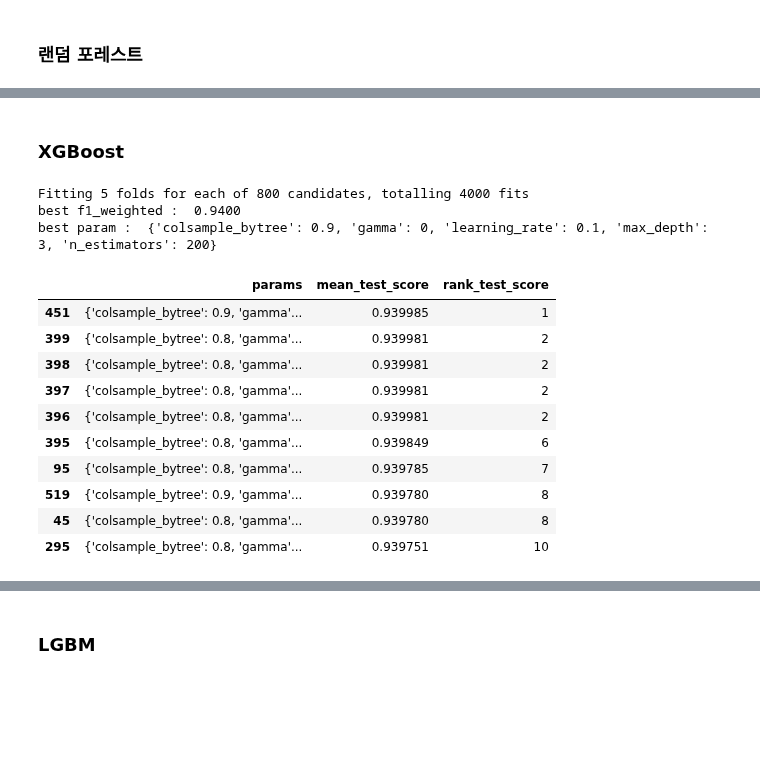
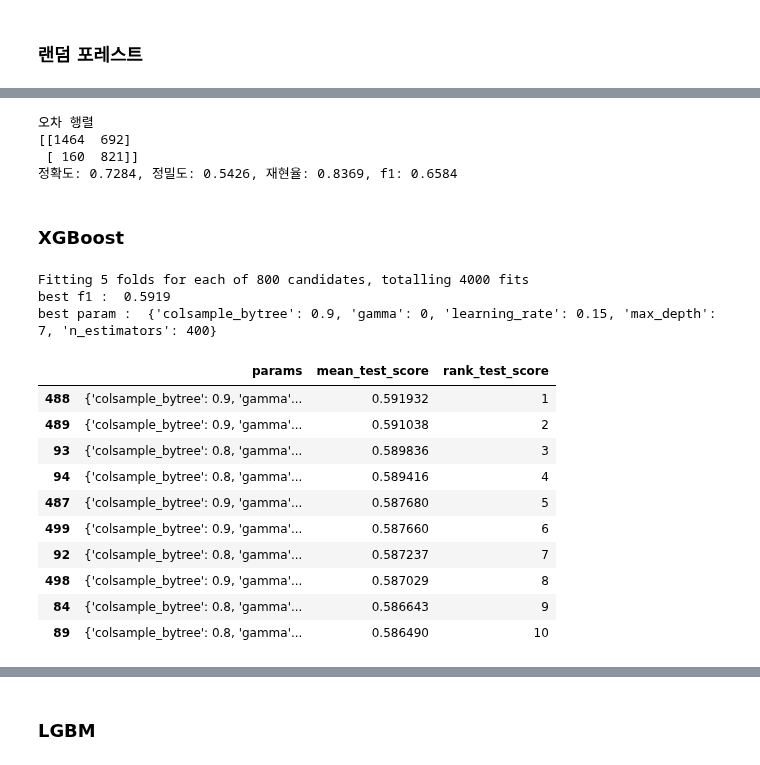
Before and after one commit to Penta-Audit-Technology/jh, a Jupyter notebook: main/모델링.ipynb, the cells around one changed output, grey strips where cells are left out. Drawn from its saved outputs; the diff is of its cells as text; code cells hidden in the pictures; blank space fills up the shorter version.

```diff
--- a/main/모델링.ipynb
+++ b/main/모델링.ipynb
@@ -290,8 +427,8 @@ from sklearn.model_selection import TimeSeriesSplit
 
 lg = LogisticRegression()
 param_grid = [{'C':np.linspace(0.1,10,100)}]
-gs = GridSearchCV(estimator=lg, param_grid=param_grid, scoring='accuracy',cv=TimeSeriesSplit(n_splits=5),n_jobs=1)
-gs.fit(x_train_ncr, y_train_ncr)
+gs = GridSearchCV(estimator=lg, param_grid=param_grid, scoring='accuracy',cv=TimeSeriesSplit(n_splits=6),n_jobs=1)
+gs.fit(X_train_over,y_train_over)
 best_est = gs.best_estimator_
 predictions = best_est.predict(x_test)
 accuracy = accuracy_score(y_test, predictions)
@@ -304,0 +442,9 @@ GridSearchCV 최고 정확도 :nan
+# %%
+lg1 = LogisticRegression(C=0.1)
+lg1.fit(X_train_over,y_train_over)
+# best_est = lg1.best_estimator_
+predictions = best_est.predict(x_test)
+accuracy = accuracy_score(y_test, predictions)
+# print('GridSearchCV 최적 하이퍼 파라미터 :', lg1.best_params_)
+# print('GridSearchCV 최고 정확도 :{0:.4f}'.format(lg1.best_score_))
+print('테스트 세트에서의 LogisticRegression 정확도 : {0:.4f}'.format(accuracy))
@@ -329,8 +477,8 @@ from sklearn.ensemble import RandomForestClassifier
 
 rf = RandomForestClassifier(random_state=1)
 param_grid_rf = [{'n_estimators': range(5,50,100), 'max_depth': range(3,5), 'max_features': range(1,4)}]
-rf_gs = GridSearchCV(estimator=rf, param_grid=param_grid_rf, scoring='accuracy', cv=TimeSeriesSplit(n_splits=5), n_jobs=1)
-rf_gs.fit(x_train_ncr, y_train_ncr)
+rf_gs = GridSearchCV(estimator=rf, param_grid=param_grid_rf, scoring='accuracy', cv=TimeSeriesSplit(n_splits=6), n_jobs=1)
+rf_gs.fit(X_train_over,y_train_over)
 best_est = rf_gs.best_estimator_
 predictions_rf = best_est.predict(x_test)
 accuracy = accuracy_score(y_test, predictions_rf)
@@ -349,52 +497,68 @@ GridSearchCV 최고 정확도 :0.9592
+# %%
+from sklearn.ensemble import RandomForestClassifier
+
+#xgb_wrapper = XGBClassifier(n_estimators=500, learning_rate=0.1, max_depth=5,colsmple_pytree=0.8)
+rf_clf = RandomForestClassifier(max_depth=4, n_estimators=5,max_features= 3)
+rf_clf.fit(X_train_over,y_train_over)
+w_preds = rf_clf.predict(x_test)
+
+get_clf_eval(y_test, w_preds)
+# %% [output]
+오차 행렬
+[[1464  692]
+ [ 160  821]]
+정확도: 0.7284, 정밀도: 0.5426, 재현율: 0.8369, f1: 0.6584
 # %% [markdown]
 ### XGBoost
 # %%
 #필요한 라이브러리 임포트
 from xgboost import XGBClassifier
 
 #XGBoost 정의
 #파라미터는 이전 글을 참고하여 grid 설정(dict 형태)
 xgb= XGBClassifier()
 
 xgb_param_grid={
-    'n_estimators' : [100,200,300,400,500],
-    'learning_rate' : [0.01,0.05,0.1,0.15],
+    'learning_rate' : [0.01,0.02,0.03,0.04,0.05],
     'max_depth' : [3,5,7,10,15],
-    'gamma' : [0,1,2,3],
-    'colsample_bytree' : [0.8,0.9],
+    'colsample_bytree' : [0.5,0.6,0.7,0.8,0.9],
+    'eta' : [0,0.1,0.3,0.5,0.7,0.9,1],
+    'num_boost_around' : [5,10,15,20,25,30],
+    'alpha' : [0,0.1,0.2,0.3,0.4,1]
+    'scale_pos_weight' : [0, 1, 2, 3, 4]
 
 }
 
 #score종류는 acc,f1,f1_micro,f1_macro등 원하는걸로 설정)
 #여기서 설정 파라미터의 갯수(총 4000개의 조합이므로 4000번의 학습이 돌아감)
-xgb_grid=GridSearchCV(xgb, param_grid = xgb_param_grid, scoring="f1_weighted", n_jobs=-1, verbose = 2,cv=TimeSeriesSplit(n_splits=5))
-xgb_grid.fit(x_train_ncr, y_train_ncr)
+xgb_grid=GridSearchCV(xgb, param_grid = xgb_param_grid, scoring="f1", n_jobs=-1, verbose = 2,cv=TimeSeriesSplit(n_splits=6))
+xgb_grid.fit(X_train_over,y_train_over)
 
 #best f1_macro 수치와 best parameter확인
-print("best f1_weighted : {0: .4f}".format(xgb_grid.best_score_))
+print("best f1 : {0: .4f}".format(xgb_grid.best_score_))
 print("best param : ",xgb_grid.best_params_)
 
 #dataframe으로 랭킹순보기
 result_df = pd.DataFrame(xgb_grid.cv_results_)
 result_df.sort_values(by=['rank_test_score'],inplace=True)
 
 #plot
 result_df[['params','mean_test_score','rank_test_score']].head(10)
 # %% [output]
 Fitting 5 folds for each of 800 candidates, totalling 4000 fits
-best f1_weighted :  0.9400
-best param :  {'colsample_bytree': 0.9, 'gamma': 0, 'learning_rate': 0.1, 'max_depth': 3, 'n_estimators': 200}
+best f1 :  0.5919
+best param :  {'colsample_bytree': 0.9, 'gamma': 0, 'learning_rate': 0.15, 'max_depth': 7, 'n_estimators': 400}
 |  | params | mean_test_score | rank_test_score |
-| 451 | {'colsample_bytree': 0.9, 'gamma'... | 0.939985 | 1 |
-| 399 | {'colsample_bytree': 0.8, 'gamma'... | 0.939981 | 2 |
-| 398 | {'colsample_bytree': 0.8, 'gamma'... | 0.939981 | 2 |
-| 397 | {'colsample_bytree': 0.8, 'gamma'... | 0.939981 | 2 |
-| 396 | {'colsample_bytree': 0.8, 'gamma'... | 0.939981 | 2 |
-| 395 | {'colsample_bytree': 0.8, 'gamma'... | 0.939849 | 6 |
-| 95 | {'colsample_bytree': 0.8, 'gamma'... | 0.939785 | 7 |
-| 519 | {'colsample_bytree': 0.9, 'gamma'... | 0.939780 | 8 |
-| 45 | {'colsample_bytree': 0.8, 'gamma'... | 0.939780 | 8 |
-| 295 | {'colsample_bytree': 0.8, 'gamma'... | 0.939751 | 10 |
+| 488 | {'colsample_bytree': 0.9, 'gamma'... | 0.591932 | 1 |
+| 489 | {'colsample_bytree': 0.9, 'gamma'... | 0.591038 | 2 |
+| 93 | {'colsample_bytree': 0.8, 'gamma'... | 0.589836 | 3 |
+| 94 | {'colsample_bytree': 0.8, 'gamma'... | 0.589416 | 4 |
+| 487 | {'colsample_bytree': 0.9, 'gamma'... | 0.587680 | 5 |
+| 499 | {'colsample_bytree': 0.9, 'gamma'... | 0.587660 | 6 |
+| 92 | {'colsample_bytree': 0.8, 'gamma'... | 0.587237 | 7 |
+| 498 | {'colsample_bytree': 0.9, 'gamma'... | 0.587029 | 8 |
+| 84 | {'colsample_bytree': 0.8, 'gamma'... | 0.586643 | 9 |
+| 89 | {'colsample_bytree': 0.8, 'gamma'... | 0.586490 | 10 |
 # %%
 import xgboost as xgb
 from xgboost import XGBClassifier
```
Also changed, not shown: parts of 49 cells of this notebook, 26 other files.
